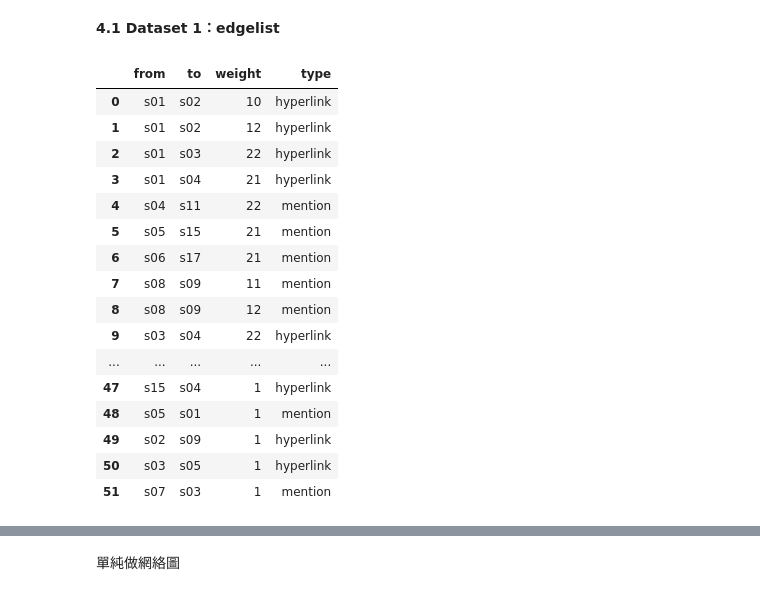
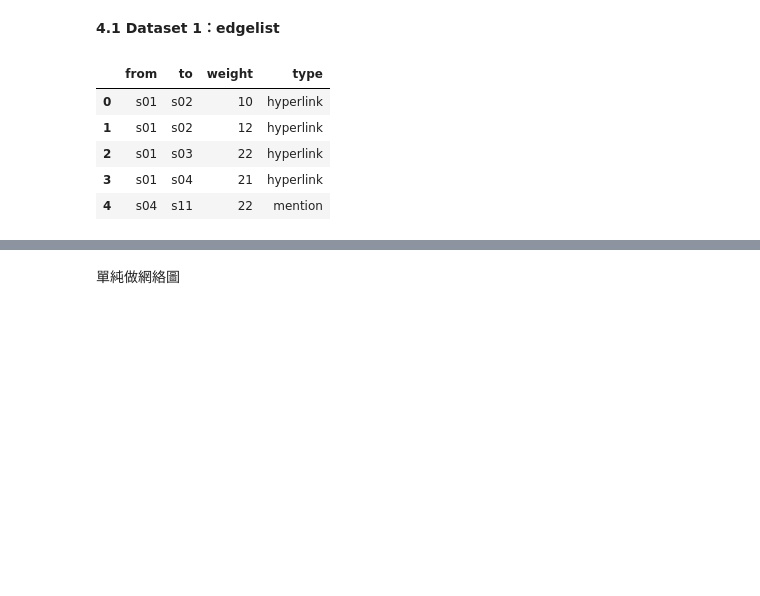
Before and after one commit to Text-Analytics-and-Retrieval/SMA_2021F, a Jupyter notebook: week12_igraph/week12_en.ipynb, the cells around one changed output, grey strips where cells are left out. Cells and saved outputs as stored; diff of their text form; code cells hidden in the pictures; blank space fills up the shorter version.

```diff
--- a/week12_igraph/week12_en.ipynb
+++ b/week12_igraph/week12_en.ipynb
@@ -276,23 +265,12 @@ IPython.display.HTML('./nx_ring.html')
 df1_edge = pd.read_csv('./raw_data/Dataset1-Media-Example-EDGES.csv')
 df1_node = pd.read_csv('./raw_data/Dataset1-Media-Example-NODES.csv')
 # %%
-df1_edge
+df1_edge.head()
 # %% [output]
 |  | from | to | weight | type |
 | 0 | s01 | s02 | 10 | hyperlink |
 | 1 | s01 | s02 | 12 | hyperlink |
 | 2 | s01 | s03 | 22 | hyperlink |
 | 3 | s01 | s04 | 21 | hyperlink |
 | 4 | s04 | s11 | 22 | mention |
-| 5 | s05 | s15 | 21 | mention |
-| 6 | s06 | s17 | 21 | mention |
-| 7 | s08 | s09 | 11 | mention |
-| 8 | s08 | s09 | 12 | mention |
-| 9 | s03 | s04 | 22 | hyperlink |
-| ... | ... | ... | ... | ... |
-| 47 | s15 | s04 | 1 | hyperlink |
-| 48 | s05 | s01 | 1 | mention |
-| 49 | s02 | s09 | 1 | hyperlink |
-| 50 | s03 | s05 | 1 | hyperlink |
-| 51 | s07 | s03 | 1 | mention |
 # %%
```
Also changed, not shown: parts of 20 cells of this notebook, 15 other files.
